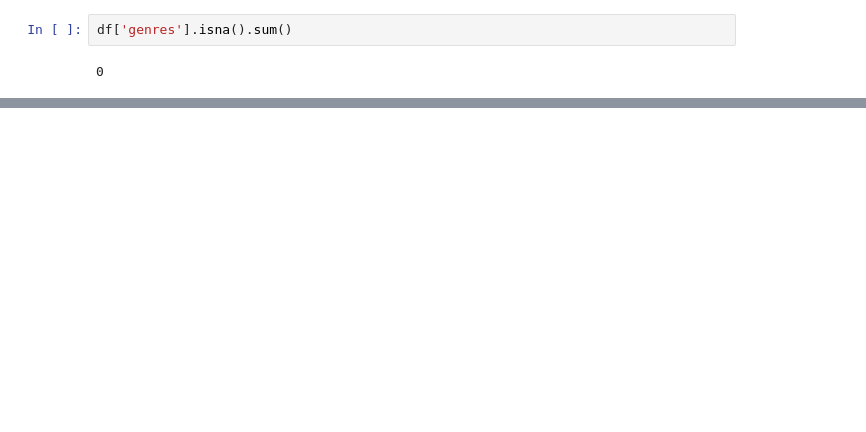
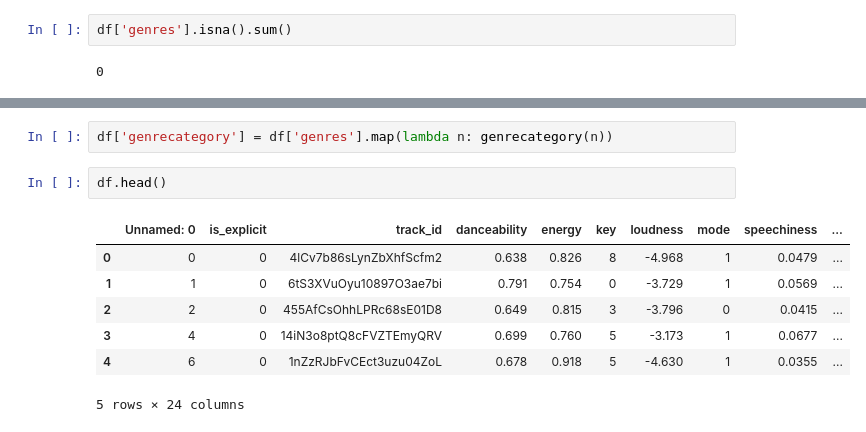
Before and after one commit to adinas94/Spotify_Recommendation_System, a Jupyter notebook: Genres.ipynb, the cells around one changed output, grey strips where cells are left out. Saved outputs shown, nothing was run; the diff lists cells and outputs as text; blank space fills up the shorter version.

```diff
--- a/Genres.ipynb
+++ b/Genres.ipynb
@@ -92,3 +124,15 @@ for genre in df['genres']:
+# %%
+df['genrecategory'] = df['genres'].map(lambda n: genrecategory(n))
+# %%
+df.head()
+# %% [output]
+|  | Unnamed: 0 | is_explicit | track_id | danceability | energy | key | loudness | mode | speechiness | ... |
+| 0 | 0 | 0 | 4lCv7b86sLynZbXhfScfm2 | 0.638 | 0.826 | 8 | -4.968 | 1 | 0.0479 | ... |
+| 1 | 1 | 0 | 6tS3XVuOyu10897O3ae7bi | 0.791 | 0.754 | 0 | -3.729 | 1 | 0.0569 | ... |
+| 2 | 2 | 0 | 455AfCsOhhLPRc68sE01D8 | 0.649 | 0.815 | 3 | -3.796 | 0 | 0.0415 | ... |
+| 3 | 4 | 0 | 14iN3o8ptQ8cFVZTEmyQRV | 0.699 | 0.760 | 5 | -3.173 | 1 | 0.0677 | ... |
+| 4 | 6 | 0 | 1nZzRJbFvCEct3uzu04ZoL | 0.678 | 0.918 | 5 | -4.630 | 1 | 0.0355 | ... |
+5 rows × 24 columns
 # %%
 df['genrecategory'].value_counts()
 # %% [output]
```
Also changed, not shown: parts of 11 cells of this notebook, 2 other files.
